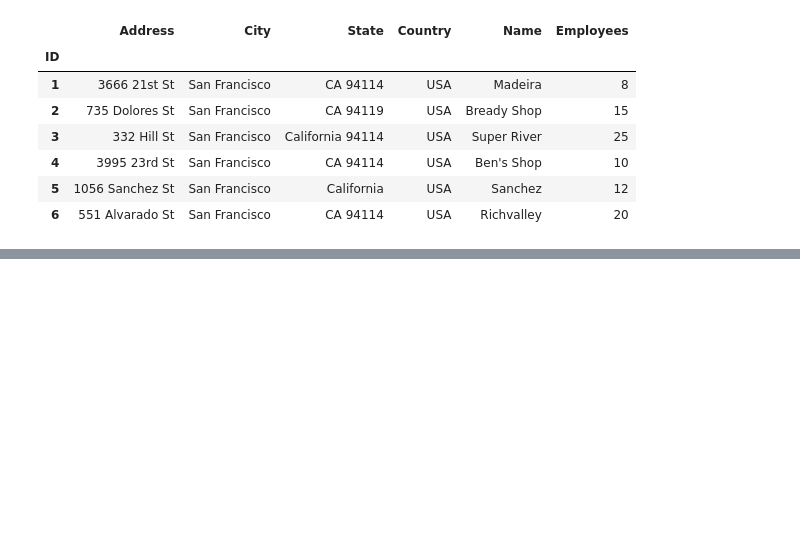
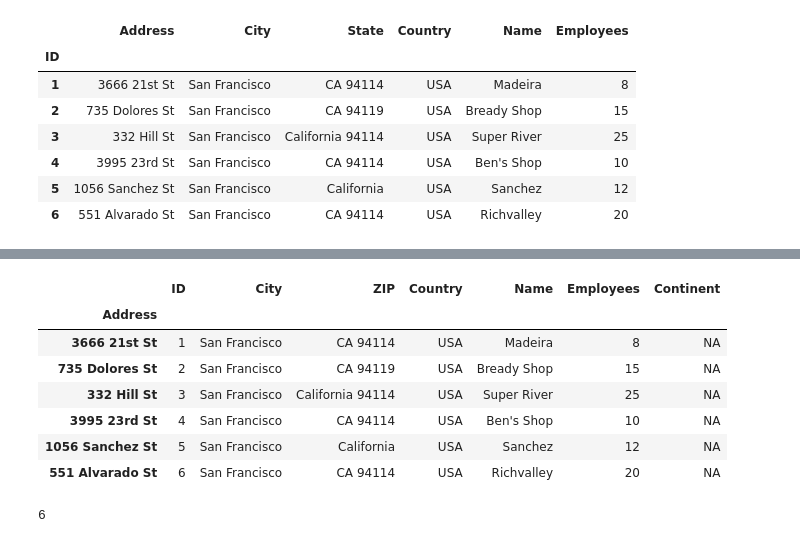
Before and after one commit to 0xhascoin/Python-Mega-Course, a Jupyter notebook: Working with CSV, JSON and Excel Files/Getting started with Jupyter Notebooks.ipynb, the cells around one changed output, grey strips where cells are left out. Drawn from its saved outputs; the diff is of its cells as text; code cells hidden in the pictures; blank space fills up the shorter version.

```diff
--- a/Working with CSV, JSON and Excel Files/Getting started with Jupyter Notebooks.ipynb
+++ b/Working with CSV, JSON and Excel Files/Getting started with Jupyter Notebooks.ipynb
@@ -75,3 +75,6 @@ df_txt_sc
 | 4 | 3995 23rd St | San Francisco | CA 94114 | USA | Ben's Shop | 10 |
 | 5 | 1056 Sanchez St | San Francisco | California | USA | Sanchez | 12 |
 | 6 | 551 Alvarado St | San Francisco | CA 94114 | USA | Richvalley | 20 |
+# %%
+df_nh = pd.read_csv('./supermarkets/data.txt', header=None)
+df_nh
@@ -77,0 +89,3 @@ df_txt_sc
+# %%
+df_nh.columns = ['ID', 'Address', 'City', 'ZIP', 'Country', 'Name', 'Employees']
+df_nh
@@ -77,0 +100,3 @@ df_txt_sc
+# %%
+df_nh.set_index('Address', inplace=True)
+df_nh
@@ -77,0 +147,17 @@ df_txt_sc
+# %%
+df_nh['Continent'] = ['NA', 'NA', 'NA', 'NA', 'NA', 'NA']
+# %%
+df_nh
+# %% [output]
+|  | ID | City | ZIP | Country | Name | Employees | Continent |
+| Address |  |  |  |  |  |  |  |
+| 3666 21st St | 1 | San Francisco | CA 94114 | USA | Madeira | 8 | NA |
+| 735 Dolores St | 2 | San Francisco | CA 94119 | USA | Bready Shop | 15 | NA |
+| 332 Hill St | 3 | San Francisco | California 94114 | USA | Super River | 25 | NA |
+| 3995 23rd St | 4 | San Francisco | CA 94114 | USA | Ben's Shop | 10 | NA |
+| 1056 Sanchez St | 5 | San Francisco | California | USA | Sanchez | 12 | NA |
+| 551 Alvarado St | 6 | San Francisco | CA 94114 | USA | Richvalley | 20 | NA |
+# %%
+df_nh.shape[0]
+# %% [output]
+6
```
Also changed, not shown: parts of 17 cells of this notebook, 1 other file.
